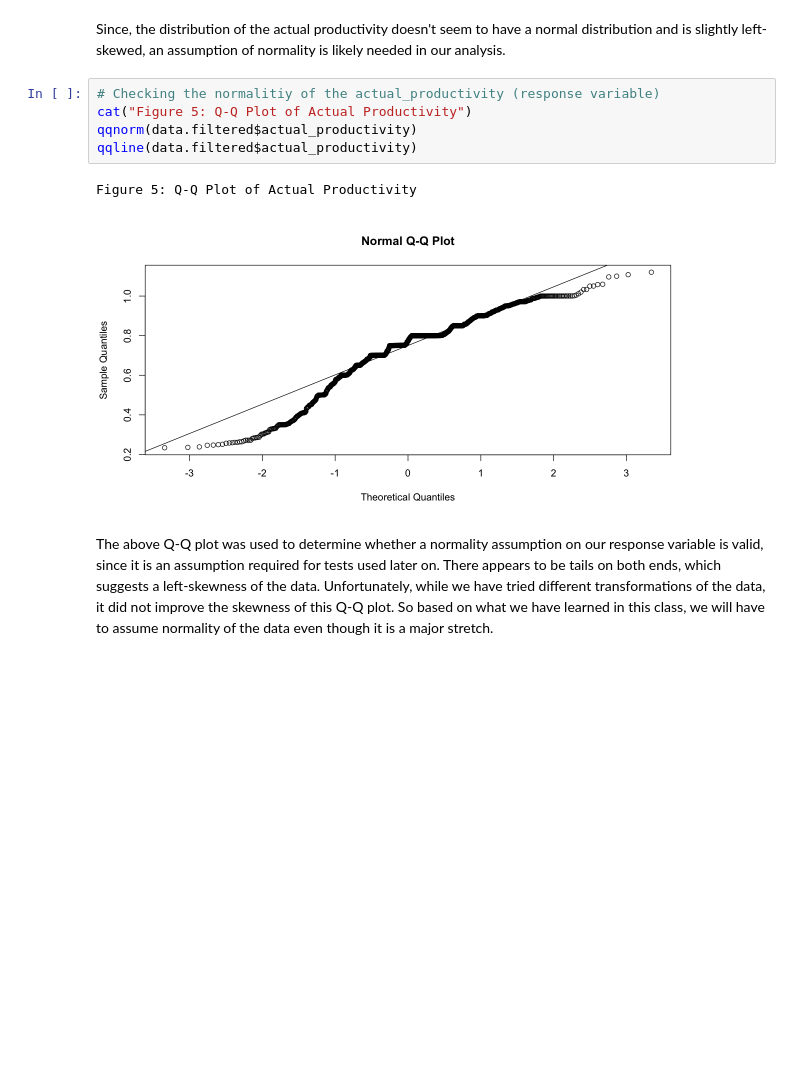
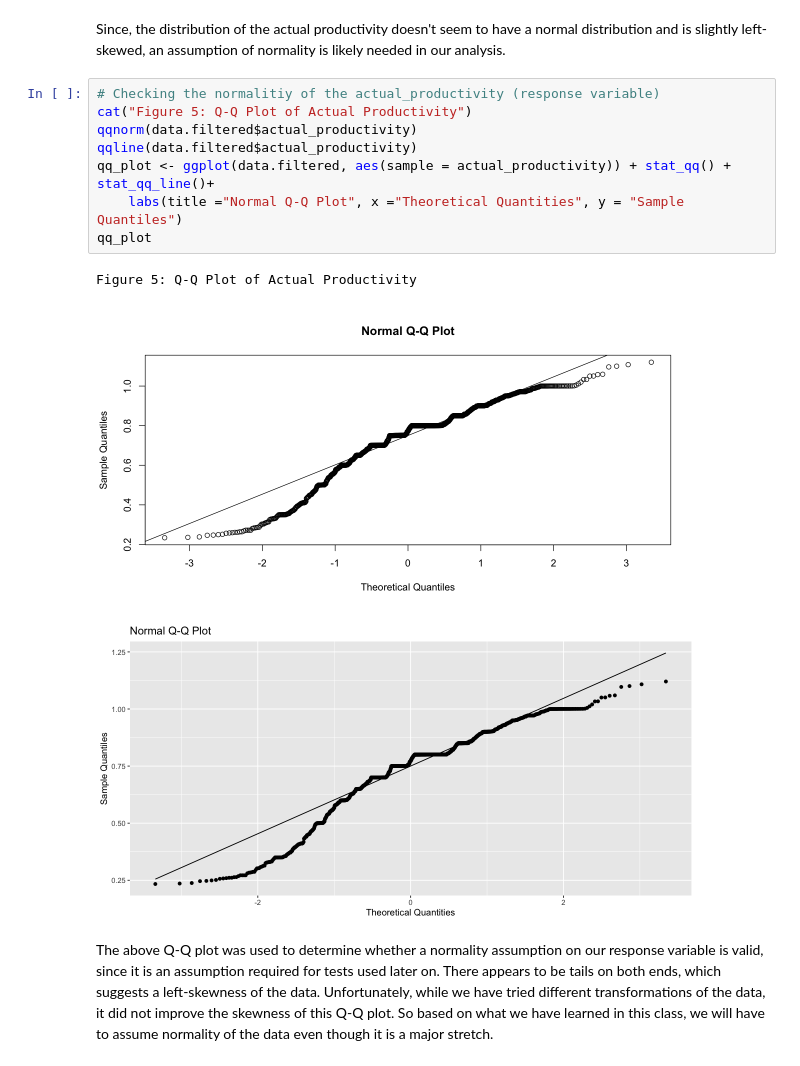
Before and after one commit to DSCI-310-2023/dsci-310-group-01, a Jupyter notebook: notebooks/garments_factory_analysis.ipynb, the cells around one changed output. Drawn from its saved outputs; the diff is of its cells as text; blank space fills up the shorter version.

```diff
--- a/notebooks/garments_factory_analysis.ipynb
+++ b/notebooks/garments_factory_analysis.ipynb
@@ -168,11 +168,15 @@ Since, the distribution of the actual productivity doesn't seem to have a normal
 # %%
 # Checking the normalitiy of the actual_productivity (response variable)
 cat("Figure 5: Q-Q Plot of Actual Productivity")
 qqnorm(data.filtered$actual_productivity)
 qqline(data.filtered$actual_productivity)
+qq_plot <- ggplot(data.filtered, aes(sample = actual_productivity)) + stat_qq() + stat_qq_line()+
+    labs(title ="Normal Q-Q Plot", x ="Theoretical Quantities", y = "Sample Quantiles")
+qq_plot
 # %% [output]
 Figure 5: Q-Q Plot of Actual Productivity
 [figure]
+[figure, added]
 # %% [markdown]
 The above Q-Q plot was used to determine whether a normality assumption on our response variable is valid, since it is an assumption required for tests used later on. There appears to be tails on both ends, which suggests a left-skewness of the data. Unfortunately, while we have tried different transformations of the data, it did not improve the skewness of this Q-Q plot. So based on what we have learned in this class, we will have to assume normality of the data even though it is a major stretch.
 # %%
```
Also changed, not shown: parts of 2 cells of this notebook, 2 other files.
